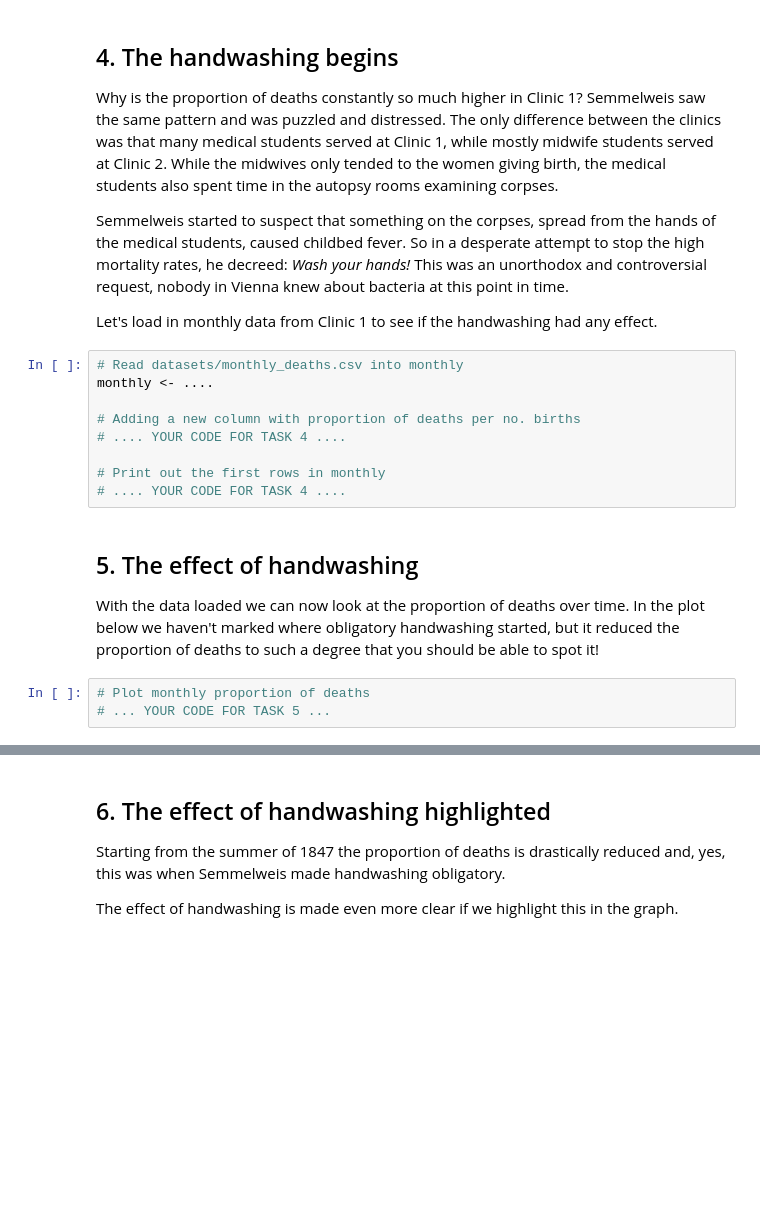
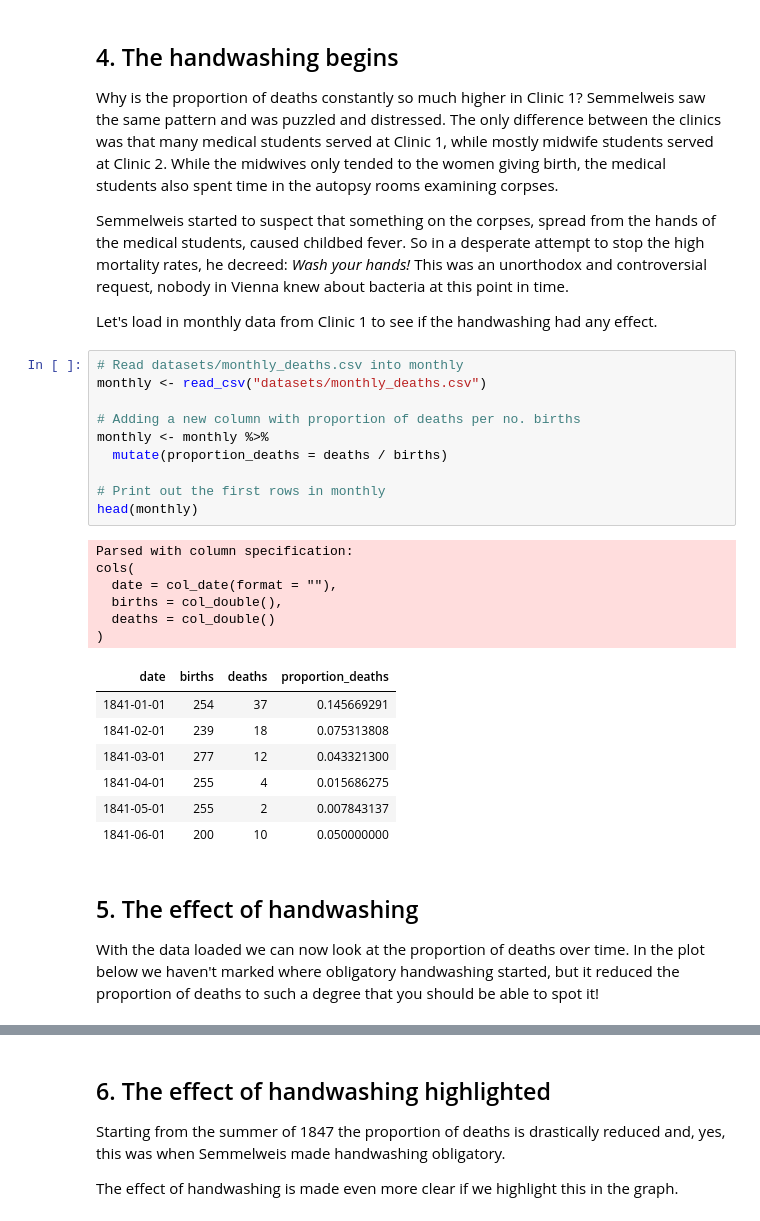
Before and after one commit to Nick-Kolowich/R-practice, a Jupyter notebook: History of Handwashing/notebook.ipynb, the cells around one changed output, grey strips where cells are left out. Cells and saved outputs as stored; diff of their text form; blank space fills up the shorter version.

```diff
--- a/History of Handwashing/notebook.ipynb
+++ b/History of Handwashing/notebook.ipynb
@@ -84,16 +84,28 @@ ggplot(yearly, aes(x = year, y = proportion_deaths, colour = clinic)) +
 <p>Let's load in monthly data from Clinic 1 to see if the handwashing had any effect.</p>
 # %%
 # Read datasets/monthly_deaths.csv into monthly
-monthly <- ....
+monthly <- read_csv("datasets/monthly_deaths.csv")
 
 # Adding a new column with proportion of deaths per no. births
-# .... YOUR CODE FOR TASK 4 ....
+monthly <- monthly %>%
+  mutate(proportion_deaths = deaths / births)
 
 # Print out the first rows in monthly
-# .... YOUR CODE FOR TASK 4 ....
+head(monthly)
+# %% [output]
+Parsed with column specification:
+cols(
+  date = col_date(format = ""),
+  births = col_double(),
+  deaths = col_double()
+)
+| date | births | deaths | proportion_deaths |
+| 1841-01-01 | 254 | 37 | 0.145669291 |
+| 1841-02-01 | 239 | 18 | 0.075313808 |
+| 1841-03-01 | 277 | 12 | 0.043321300 |
+| 1841-04-01 | 255 | 4 | 0.015686275 |
+| 1841-05-01 | 255 | 2 | 0.007843137 |
+| 1841-06-01 | 200 | 10 | 0.050000000 |
 # %% [markdown]
 ## 5. The effect of handwashing
 <p>With the data loaded we can now look at the proportion of deaths over time. In the plot below we haven't marked where obligatory handwashing started, but it reduced the proportion of deaths to such a degree that you should be able to spot it!</p>
-# %%
-# Plot monthly proportion of deaths
-# ... YOUR CODE FOR TASK 5 ...
```
Also changed, not shown: parts of 2 cells of this notebook.
